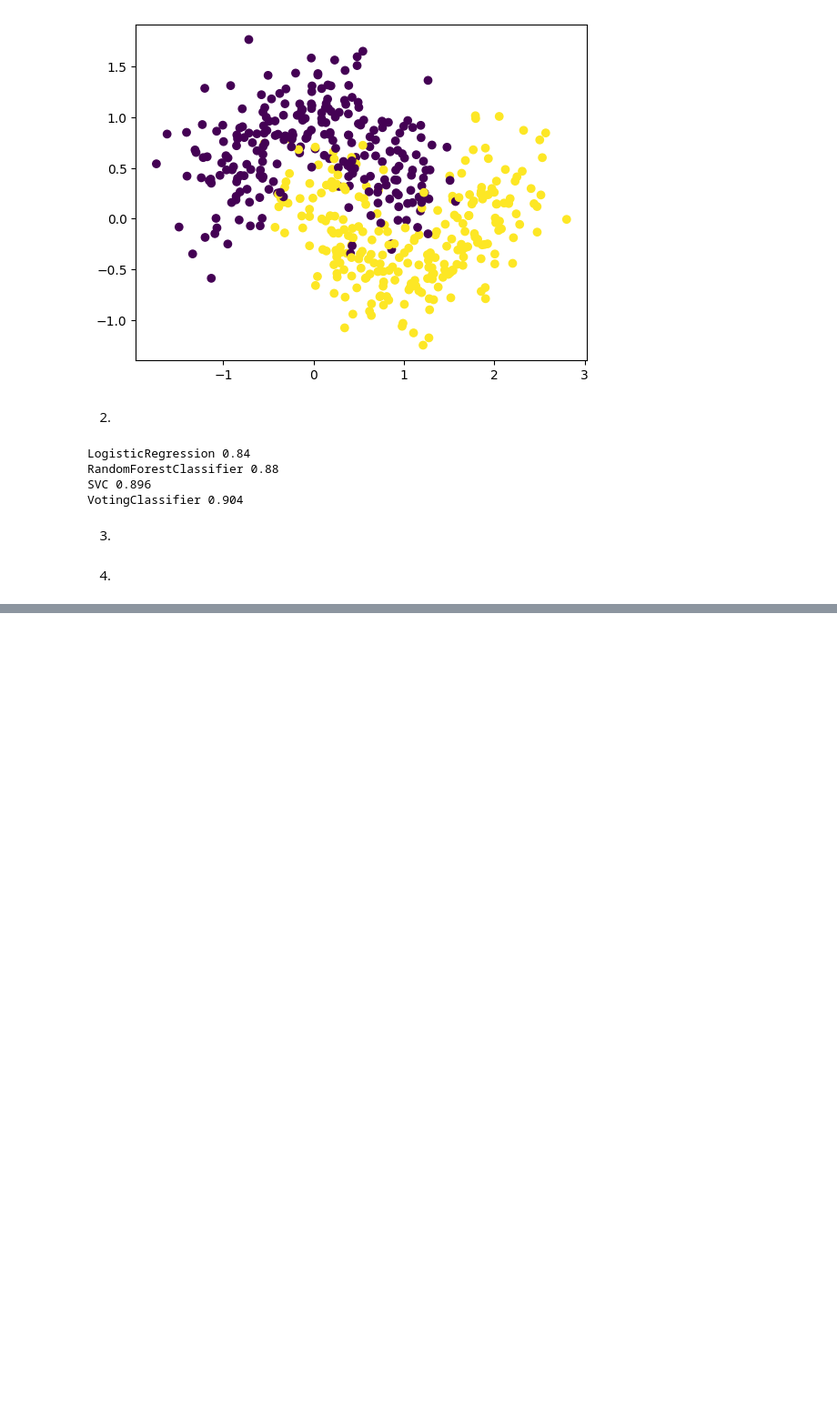
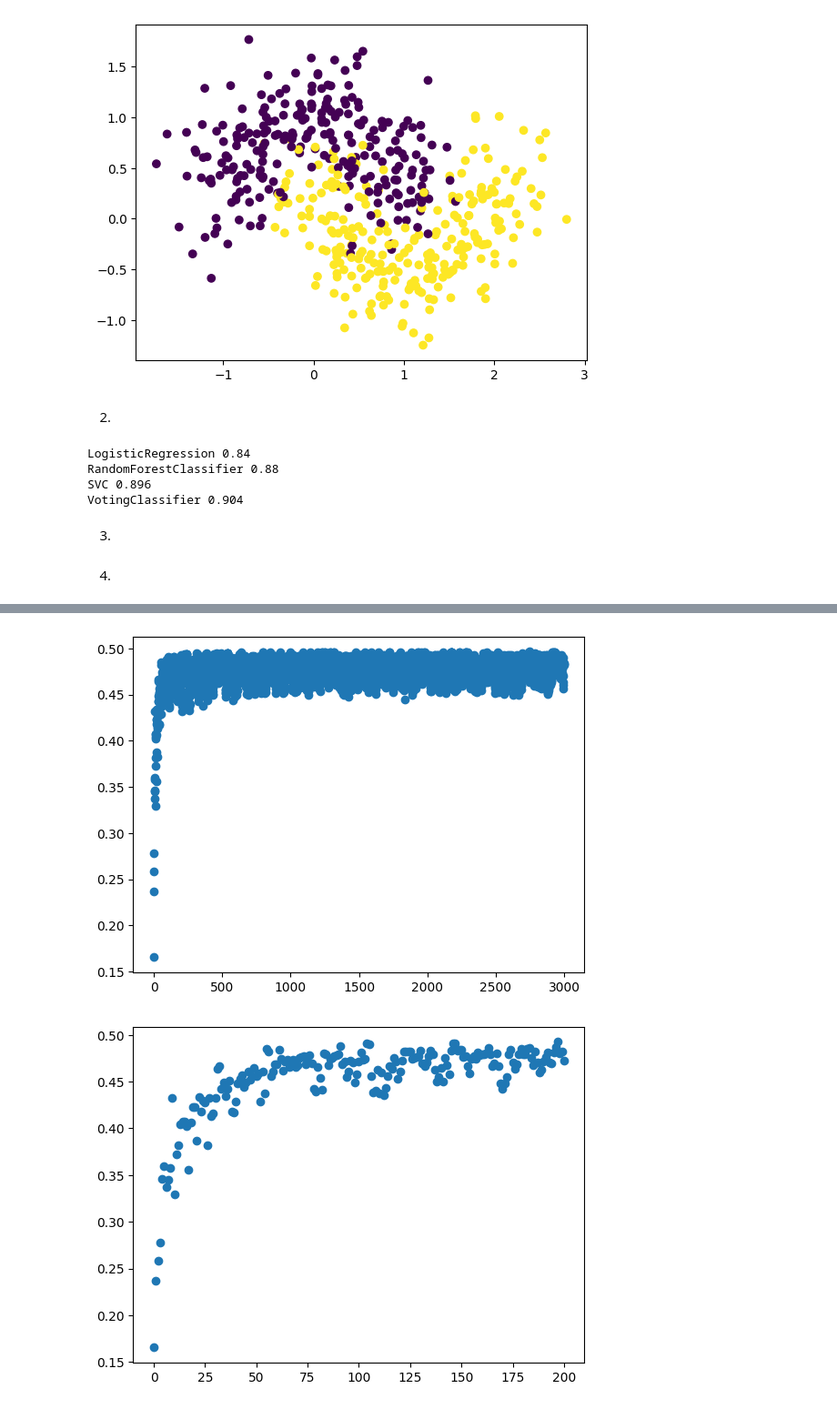
Before and after one commit to jacobnarvades/machinelearning, a Jupyter notebook: adaboost/make_moons.ipynb, the cells around one changed output, grey strips where cells are left out. Shown at 91% size. Drawn from its saved outputs; the diff is of its cells as text; code cells hidden in the pictures; blank space fills up the shorter version.

```diff
--- a/adaboost/make_moons.ipynb
+++ b/adaboost/make_moons.ipynb
@@ -97,0 +121,9 @@ print(test_accuracies[90:100])
+# %%
+plt.scatter([i for i in range(k+1)], weighted_errors)
+plt.show()
+
+plt.scatter([i for i in range(201)], weighted_errors[:201])
+plt.show()
+# %% [output]
+[figure, added]
+[figure, added]
```
Also changed, not shown: parts of 8 cells of this notebook.
